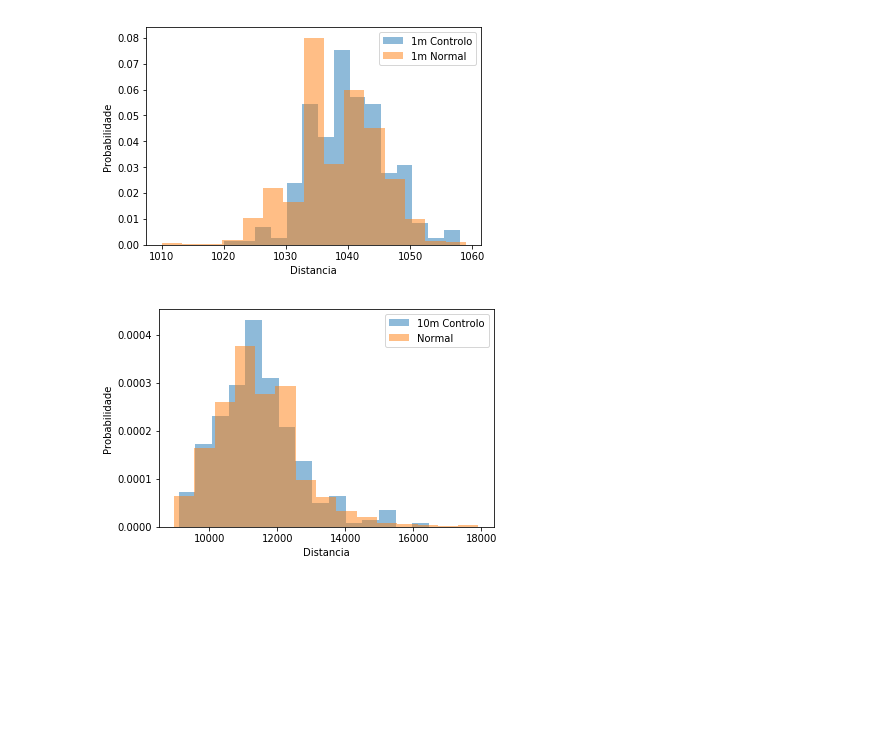
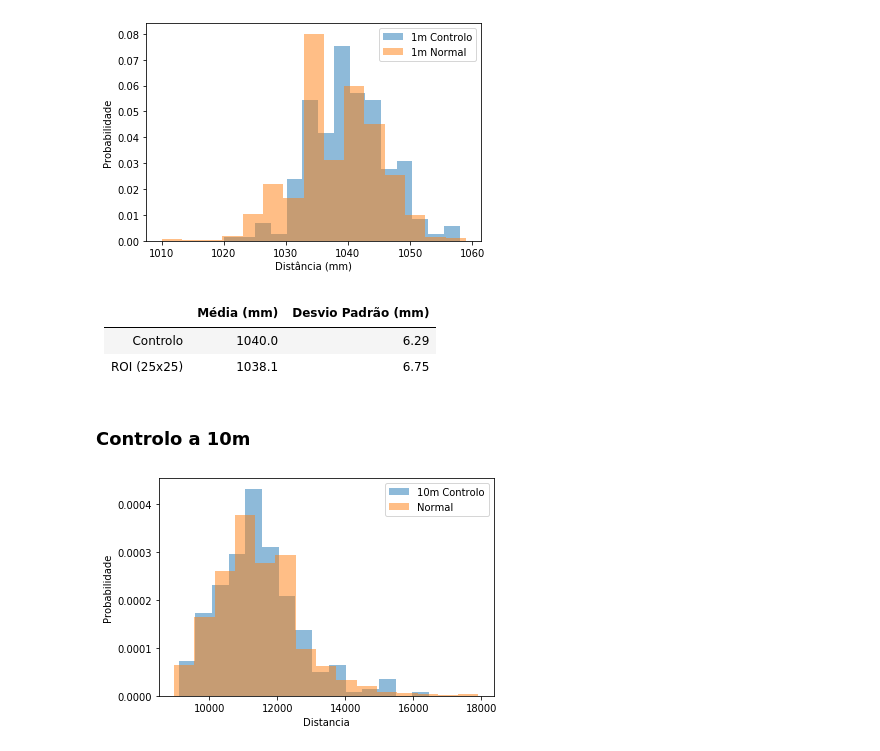
Before and after one commit to ROS-Force/NavCAM-Contest, a Jupyter notebook: Resultados/Scripts/First_Objectives.ipynb, the cells around one changed output. Saved outputs shown, nothing was run; the diff lists cells and outputs as text; code cells hidden in the pictures; blank space fills up the shorter version.

```diff
--- a/Resultados/Scripts/First_Objectives.ipynb
+++ b/Resultados/Scripts/First_Objectives.ipynb
@@ -62,19 +102,38 @@ plt.xlabel('Distancia');
 # %%
 #Situacao Controlo a 1m
 
 plt.hist(concatenated_df["1m-control-1px"].dropna(), bins=15, alpha=0.5, density=True, label="1m Controlo")
 plt.hist(concatenated_df["1m-parede"].dropna(), bins=15, alpha=0.5, density=True, label="1m Normal")
 plt.legend()
 plt.ylabel('Probabilidade');
-plt.xlabel('Distancia');
+plt.xlabel('Distância (mm)');
+
+media_1m_control = concatenated_df["1m-control-1px"].mean()
+std_1m_control = concatenated_df["1m-control-1px"].std()
+
+media_1m = concatenated_df["1m-parede"].mean()
+std_1m = concatenated_df["1m-parede"].std()
 # %% [output]
-[figure, old version]
+[figure, new version]
+# %% [markdown]
+|               | Média (mm)   | Desvio Padrão (mm)|
+| ------------- |-------------:|------------------:|
+| Controlo      | 1040.0       | 6.29              |
+| ROI (25x25)   | 1038.1       | 6.75              |
+# %% [markdown]
+### Controlo a 10m
 # %%
 #Situacao Controlo a 10m
 plt.hist(concatenated_df["10m-control-1px"].dropna(), bins=15, alpha=0.5, density=True, label="10m Controlo")
 plt.hist(concatenated_df["10m-parede"].dropna(), bins=15, alpha=0.5, density=True, label="Normal")
 plt.legend()
 plt.ylabel('Probabilidade');
-plt.xlabel('Distancia');
+plt.xlabel('Distância');
+
+media_10m_control = concatenated_df["10m-control-1px"].mean()
+std_10m_control = concatenated_df["10m-control-1px"].std()
+
+media_10m = concatenated_df["10m-parede"].mean()
+std_10m = concatenated_df["10m-parede"].std()
 # %% [output]
-[figure, old version]
+[figure, new version]
```
Also changed, not shown: parts of 21 cells of this notebook.
